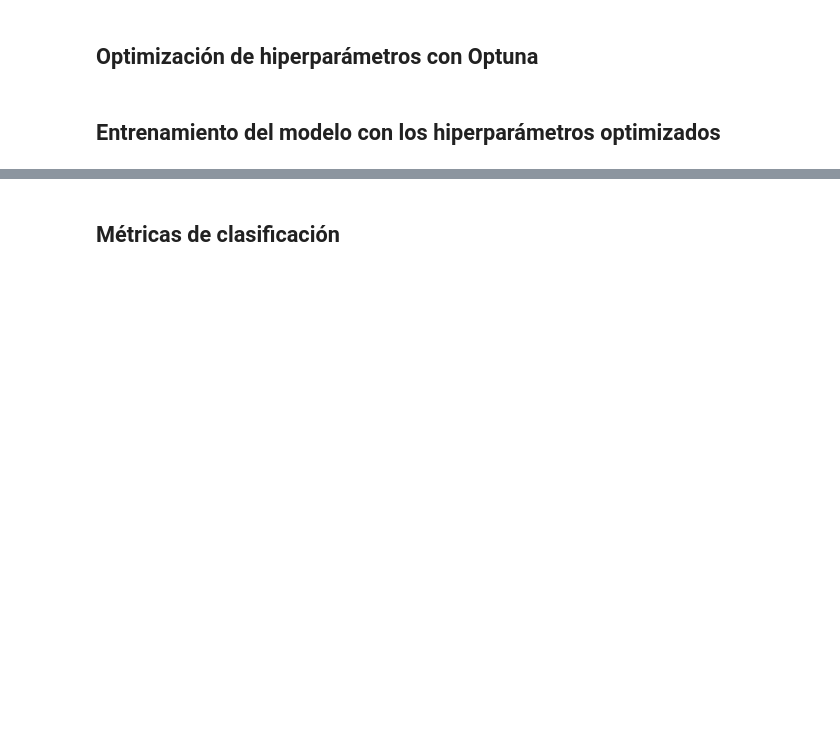
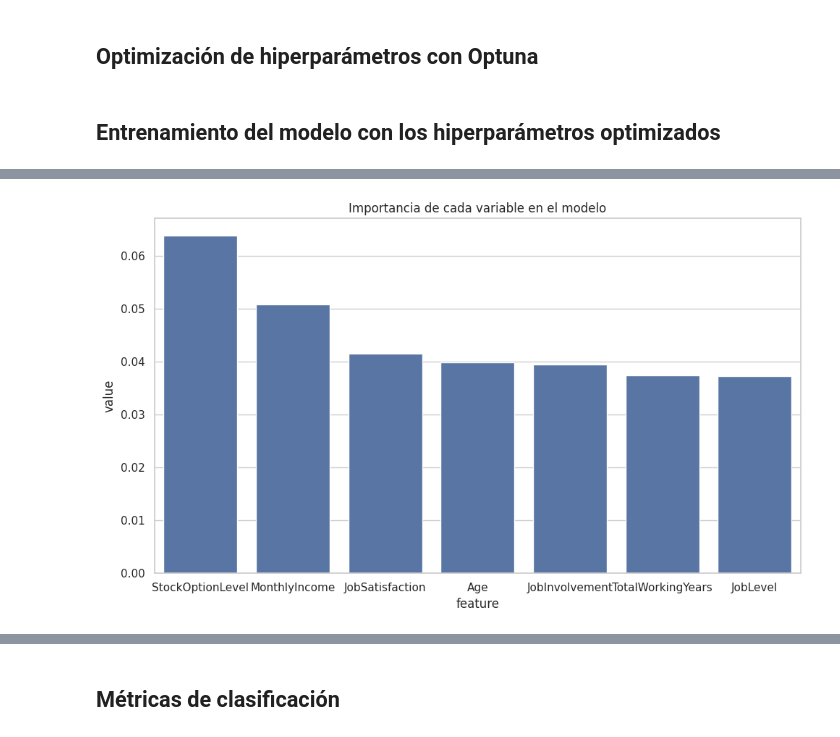
Before and after one commit to Leonard0711/People_Analytics, a Jupyter notebook: notebooks/HR_analytics_attrition.ipynb, the cells around one changed output, grey strips where cells are left out. Saved outputs shown, nothing was run; the diff lists cells and outputs as text; code cells hidden in the pictures; blank space fills up the shorter version.

```diff
--- a/notebooks/HR_analytics_attrition.ipynb
+++ b/notebooks/HR_analytics_attrition.ipynb
@@ -382,0 +401,14 @@ Pipeline(steps=[('preprocessor',
+# %%
+features_importances = best_pipeline["rf"].feature_importances_
+features_names = best_pipeline["preprocessor"].get_feature_names_out()
+features_names = [x.replace("scaler__", "").replace("ohe__", "") for x in features_names]
+features_importances = pd.DataFrame({"feature": features_names,
+                                   "value": features_importances}).sort_values("value", ascending=False)[:7]
+
+fig, ax = plt.subplots(figsize=(10,6))
+sns.barplot(data=features_importances, x="feature", y="value", ax=ax)
+ax.set_title("Importancia de cada variable en el modelo")
+fig.tight_layout()
+plt.show()
+# %% [output]
+[figure, added]
```
Also changed, not shown: parts of 19 cells of this notebook.
